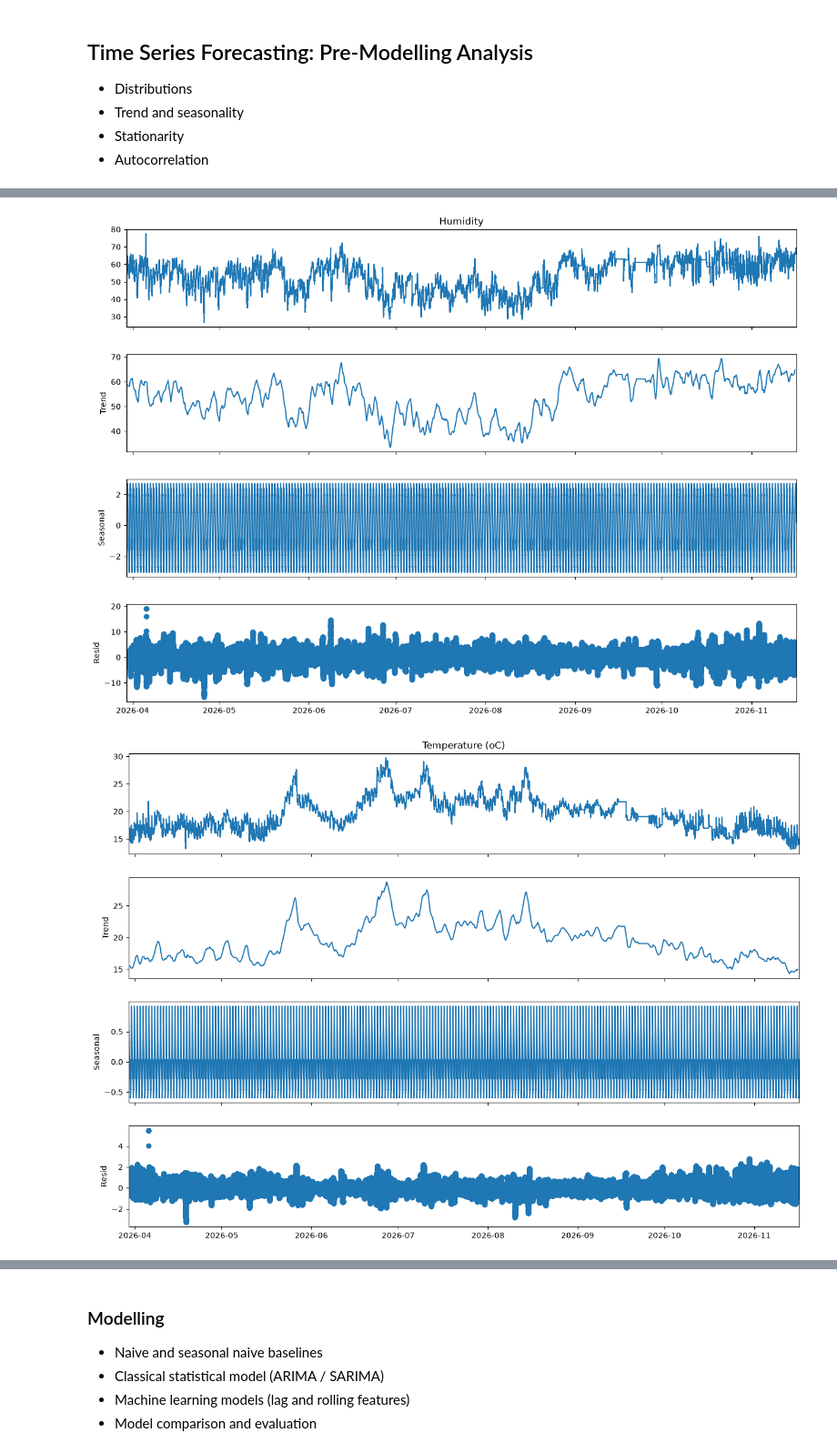
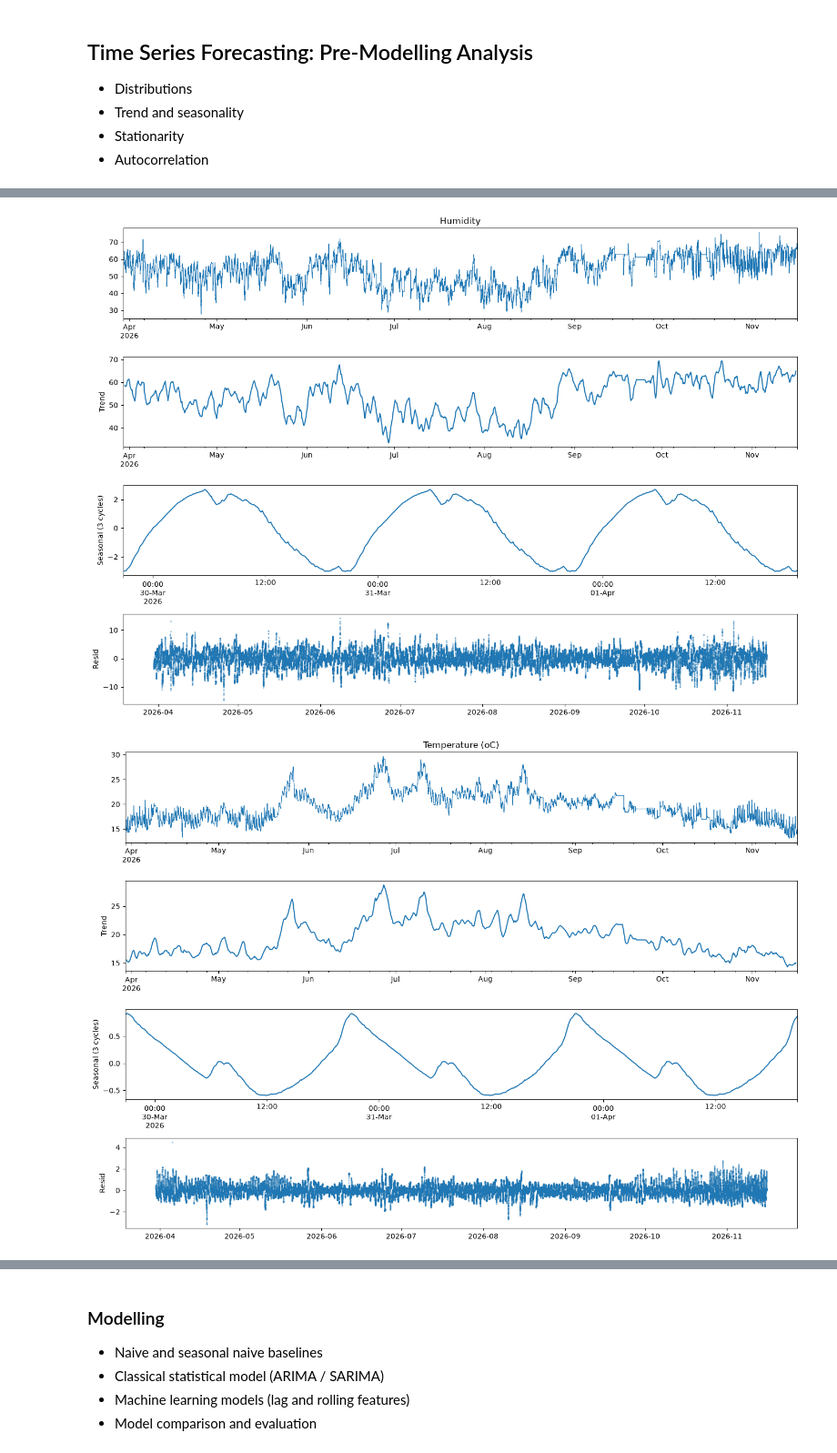
Before and after one commit to Cmay487/bedroom-humidity-forecasting, a Jupyter notebook: forecasting.ipynb, the cells around one changed output, grey strips where cells are left out. Shown at 91% size. Saved outputs shown, nothing was run; the diff lists cells and outputs as text; code cells hidden in the pictures.

Commit message:
seasonal decomp ran

```diff
--- a/forecasting.ipynb
+++ b/forecasting.ipynb
@@ -116,22 +116,10 @@ Data columns (total 12 columns):
 dtypes: datetime64[s](2), datetime64[us, UTC](1), float64(5), object(1), period[M](1), str(1), timedelta64[us](1)
 memory usage: 33.1+ MB
 # %%
-# run a season decomposition on humidity and temp - minutely data
-
-hum_temp_df = window_df[['Humidity','Temperature (oC)']]
-model= 'additive'
-
-for feature in hum_temp_df.columns:
-    # run seasonal decomp
-    result = seasonal_decompose(hum_temp_df[feature], model=model, period=1440)
-
-    #plot results
-    fig = result.plot();
-    fig.set_size_inches(14, 10)
-    plt.show();
+season_decomp(df=window_df,resample_size="5min")
 # %% [output]
-[figure, old version]
+[figure, new version]
-[figure, old version]
+[figure, new version]
 # %%
 season_decomp(df=window_df,resample_size="1h")
 # %% [output]
```
Also changed, not shown: parts of 3 cells of this notebook, 1 other file.
